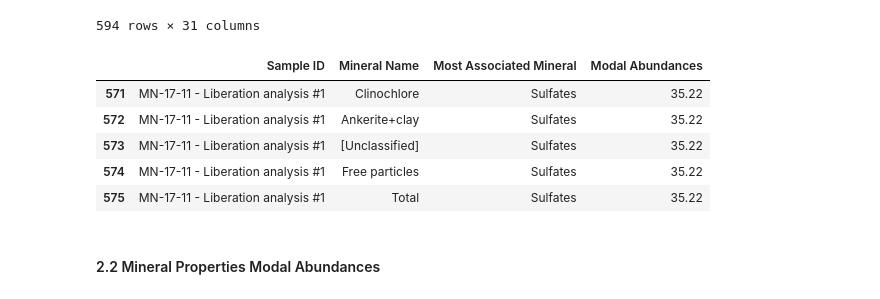
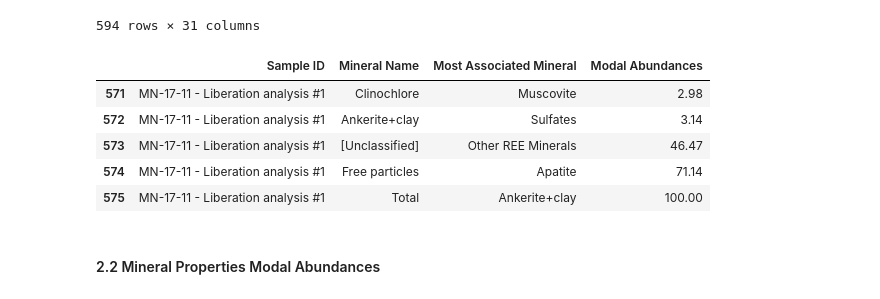
Before and after one commit to hangdeng/TIMA_for_Sedimentology, a Jupyter notebook: TIMA_Scratch.ipynb, the cells around one changed output. Drawn from its saved outputs; the diff is of its cells as text; code cells hidden in the pictures.

```diff
--- a/TIMA_Scratch.ipynb
+++ b/TIMA_Scratch.ipynb
@@ -72,28 +72,28 @@ mineral_associations
 | 593 | Total | 100.00 | 100.00 | 100.00 | 100.00 | 100.00 | 100.00 | 100.00 | 100.00 | ... |
 594 rows × 31 columns
 # %%
-row_break = 33 # every sample only have 33 rows of data include sample name
+row_break = 33 # every sample only have 33 rows of data include sample name， slice 33 rows
 mineral_assoc = pd.DataFrame(columns=['Sample ID', 'Mineral Name', 'Most Associated Mineral', 'Modal Abundances'])
 for i in tqdm.trange(18):
-    for j in range(1, 33):
-        associated_min = pd.to_numeric(mineral_associations.iloc[i*row_break+1, 1:]).sort_values(ascending=False)
+    for j in range(1, row_break): # check every row in one sample
+        associated_min = pd.to_numeric(mineral_associations.iloc[i*row_break+j, 1:]).sort_values(ascending=False)
         most_assoc_min = associated_min[0]
         most_assoc_name = associated_min.index[0]
         mineral_assoc=mineral_assoc.append({'Sample ID': mineral_associations.iloc[i*row_break, 0],
                               'Mineral Name': mineral_associations.iloc[i*row_break+j, 0],
                               'Most Associated Mineral': most_assoc_name,
                               'Modal Abundances': most_assoc_min}, ignore_index=True)
 mineral_assoc.tail()
-# slice 32 rows
+
 # argmax() get column name
 # use legend  as one column, paired [] minerals as second/third column?
 # %% [output]
 |  | Sample ID | Mineral Name | Most Associated Mineral | Modal Abundances |
-| 571 | MN-17-11 - Liberation analysis #1 | Clinochlore | Sulfates | 35.22 |
-| 572 | MN-17-11 - Liberation analysis #1 | Ankerite+clay | Sulfates | 35.22 |
-| 573 | MN-17-11 - Liberation analysis #1 | [Unclassified] | Sulfates | 35.22 |
-| 574 | MN-17-11 - Liberation analysis #1 | Free particles | Sulfates | 35.22 |
-| 575 | MN-17-11 - Liberation analysis #1 | Total | Sulfates | 35.22 |
+| 571 | MN-17-11 - Liberation analysis #1 | Clinochlore | Muscovite | 2.98 |
+| 572 | MN-17-11 - Liberation analysis #1 | Ankerite+clay | Sulfates | 3.14 |
+| 573 | MN-17-11 - Liberation analysis #1 | [Unclassified] | Other REE Minerals | 46.47 |
+| 574 | MN-17-11 - Liberation analysis #1 | Free particles | Apatite | 71.14 |
+| 575 | MN-17-11 - Liberation analysis #1 | Total | Ankerite+clay | 100.00 |
 # %% [markdown]
 #### 2.2 Mineral Properties Modal Abundances
 # %%
```
